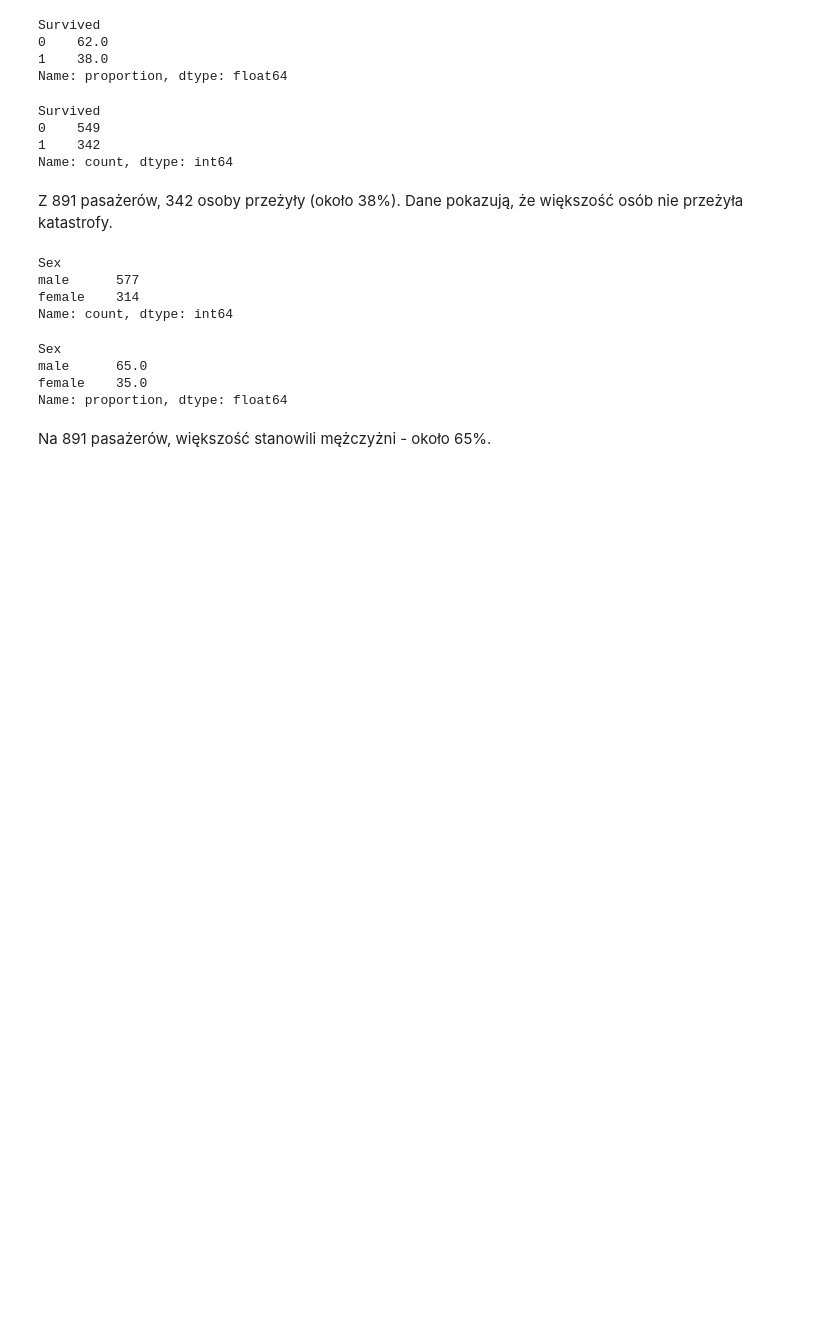
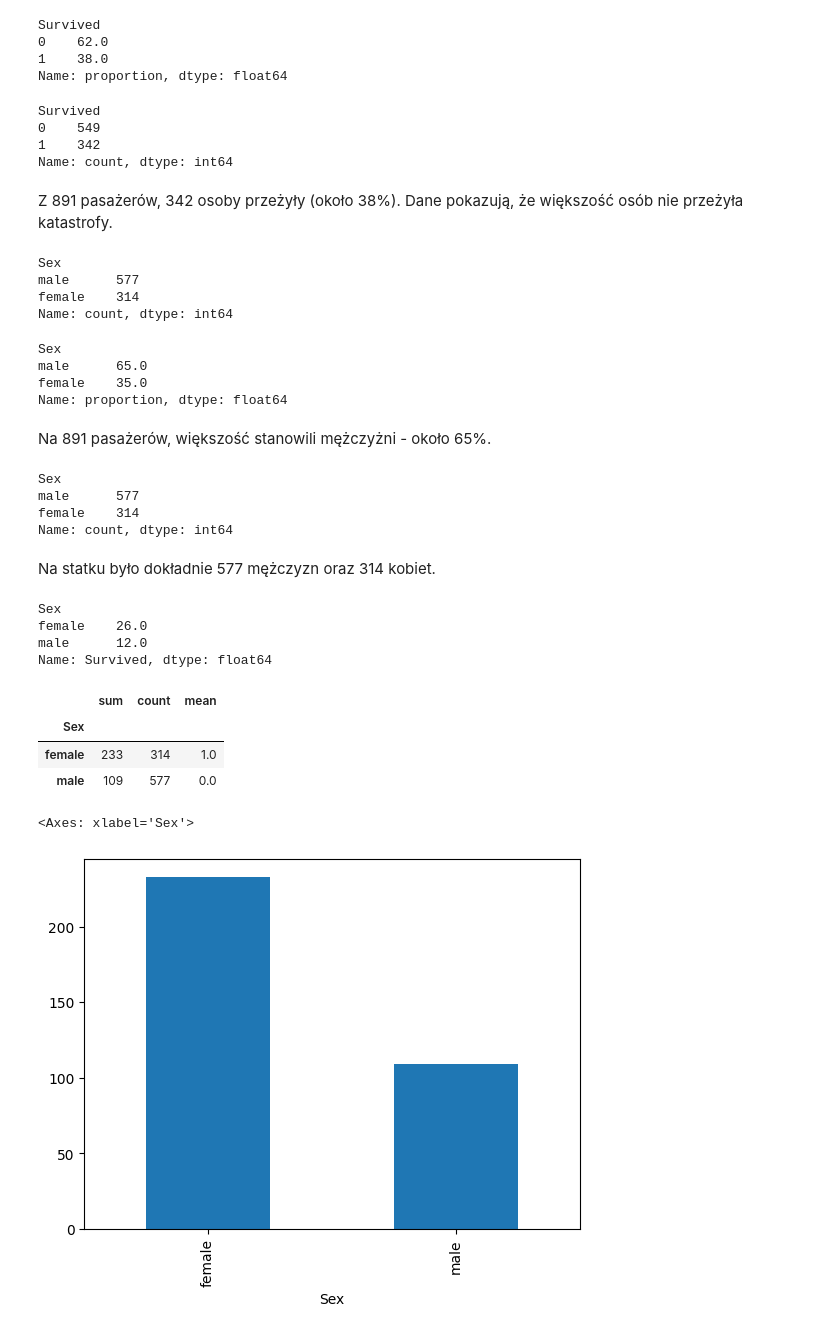
Before and after one commit to AdrianSchmidt96/mini-projects-adrian, a Jupyter notebook: 01/1.1/1_2.ipynb, the cells around one changed output. Cells and saved outputs as stored; diff of their text form; code cells hidden in the pictures; blank space fills up the shorter version.

```diff
--- a/01/1.1/1_2.ipynb
+++ b/01/1.1/1_2.ipynb
@@ -124,3 +124,32 @@ female    35.0
 Name: proportion, dtype: float64
 # %% [markdown]
 Na 891 pasażerów, większość stanowili mężczyżni - około 65%.
+# %%
+df['Sex'].value_counts()
+# %% [output]
+Sex
+male      577
+female    314
+Name: count, dtype: int64
+# %% [markdown]
+Na statku było dokładnie 577 mężczyzn oraz 314 kobiet.
+# %%
+round((df.groupby('Sex')['Survived'].sum()/ 891 * 100))
+# %% [output]
+Sex
+female    26.0
+male      12.0
+Name: Survived, dtype: float64
+# %%
+round(df.groupby('Sex')['Survived'].agg(['sum','count','mean']))
+# %% [output]
+|  | sum | count | mean |
+| Sex |  |  |  |
+| female | 233 | 314 | 1.0 |
+| male | 109 | 577 | 0.0 |
+# %%
+sex_survival = df.groupby('Sex')['Survived'].sum().reset_index()
+sex_survival.plot(kind='bar', x='Sex', y='Survived', legend=False)
+# %% [output]
+<Axes: xlabel='Sex'>
+[figure, added]
```
Also changed, not shown: parts of 6 cells of this notebook.
